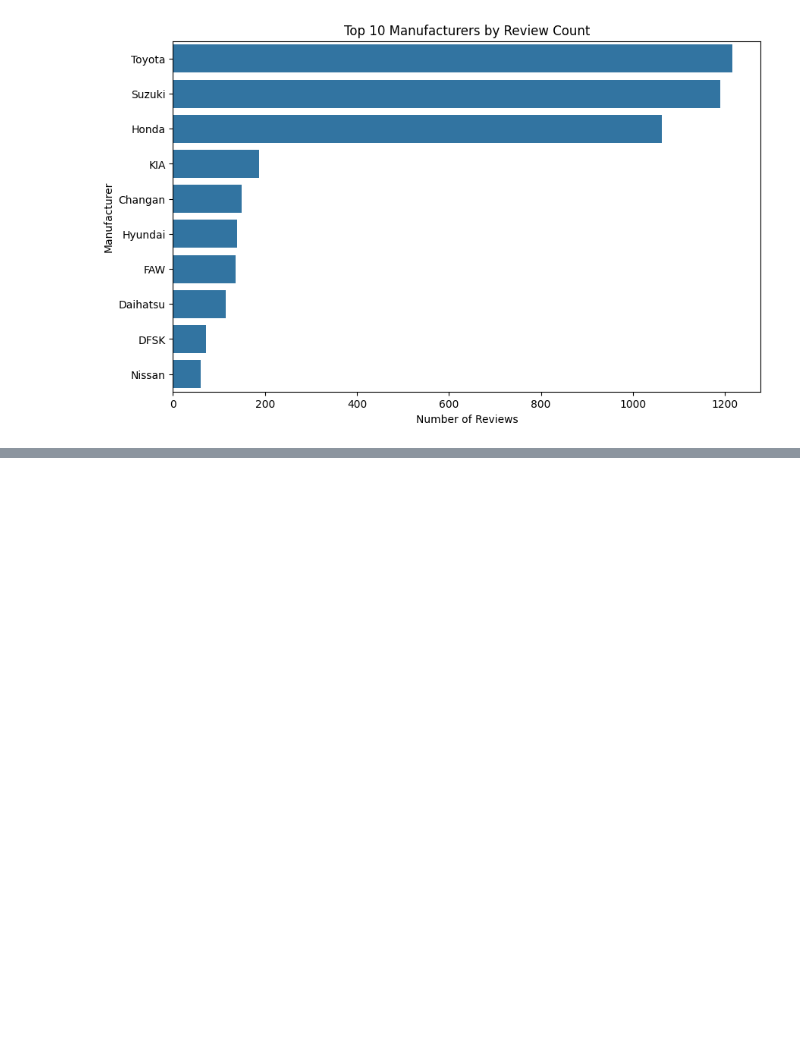
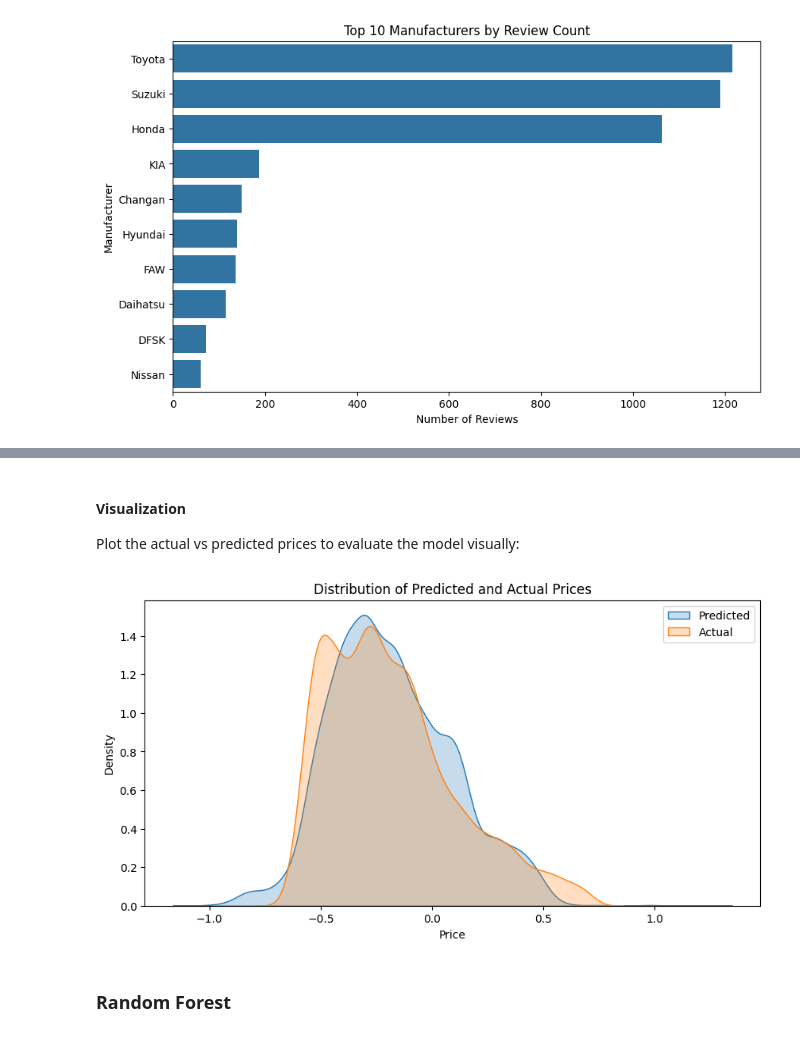
Before and after one commit to Muneeb-03/CS334-PakWheels-Project, a Jupyter notebook: project.ipynb, the cells around one changed output, grey strips where cells are left out. Cells and saved outputs as stored; diff of their text form; code cells hidden in the pictures; blank space fills up the shorter version.

Commit message:
ML model done

```diff
--- a/project.ipynb
+++ b/project.ipynb
@@ -792,0 +934,14 @@ plt.show()
+# %%
+# Calculate Q1 (25th percentile) and Q3 (75th percentile)
+Q1 = fuel_cars_df['Price'].quantile(0.25)
+Q3 = fuel_cars_df['Price'].quantile(0.75)
+
+# Calculate IQR
+IQR = Q3 - Q1
+
+# Define acceptable range for price
+lower_bound = Q1 - 1.5 * IQR
+upper_bound = Q3 + 1.5 * IQR
+
+# Filter out the rows with outliers
+fuel_cars_df = fuel_cars_df[(fuel_cars_df['Price'] >= lower_bound) & (fuel_cars_df['Price'] <= upper_bound)]
@@ -792,0 +952,5 @@ plt.show()
+# %%
+X = fuel_cars_df.drop(columns=['Price'])
+y = fuel_cars_df['Price']
+
+X_train, X_test, y_train, y_test = train_test_split(X, y, test_size=0.2, random_state=42)
@@ -792,0 +959,6 @@ plt.show()
+# %%
+# Initialize model
+model = LinearRegression()
+
+# Train model
+model.fit(X_train, y_train)
@@ -792,0 +967,7 @@ plt.show()
+# %%
+# Predictions
+y_pred = model.predict(X_test)
+
+# Evaluate
+print(f"Mean Squared Error: {mean_squared_error(y_test, y_pred)}")
+print(f"R² Score: {r2_score(y_test, y_pred)}")
@@ -792,0 +1006,17 @@ plt.show()
+# %% [markdown]
+#### Visualization
+
+Plot the actual vs predicted prices to evaluate the model visually:
+# %%
+# plotting distribution of y_test and y_pred
+
+plt.figure(figsize=(10, 5))
+sns.kdeplot(y_pred, label='Predicted', fill=True)
+sns.kdeplot(y_test, label='Actual', fill=True)
+plt.title('Distribution of Predicted and Actual Prices')
+plt.legend()
+plt.show()
+# %% [output]
+[figure, added]
+# %% [markdown]
+### Random Forest
```
Also changed, not shown: parts of 69 cells of this notebook, 3 other files.
